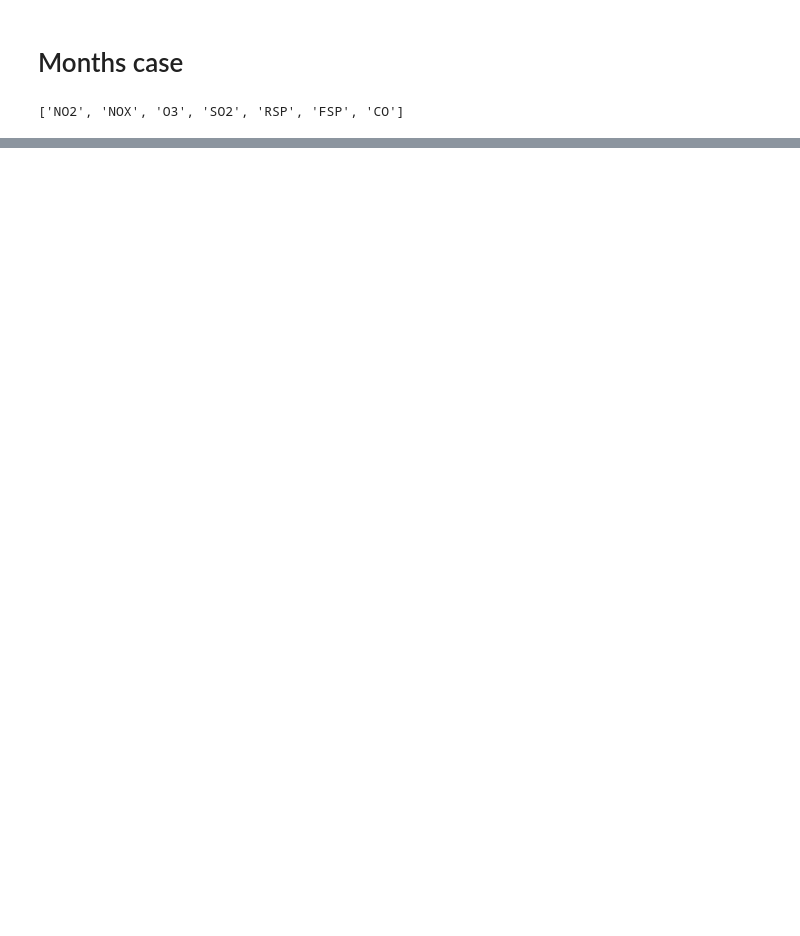
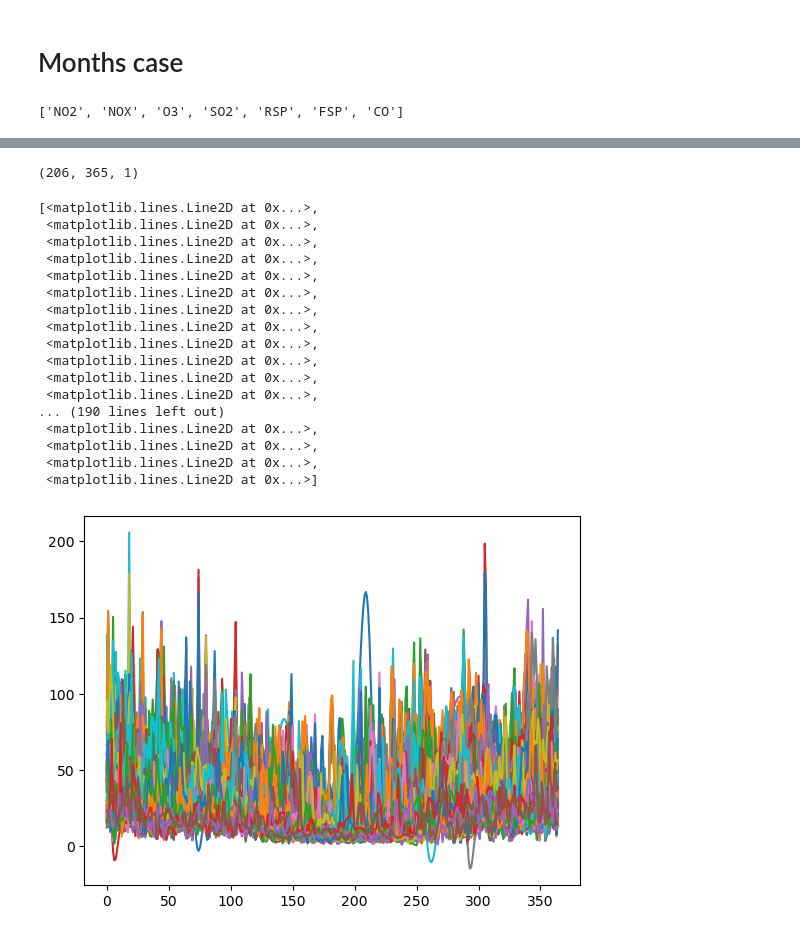
Before and after one commit to texsmv/airq_tool, a Jupyter notebook: ontario_projections_months.ipynb, the cells around one changed output, grey strips where cells are left out. Cells and saved outputs as stored; diff of their text form; code cells hidden in the pictures; blank space fills up the shorter version.

```diff
--- a/ontario_projections_months.ipynb
+++ b/ontario_projections_months.ipynb
@@ -24,7 +24,7 @@ EPOCHS = 150
 BATCH_SIZE = 128
 ENC_SIZE = 8 # 8
 # POLLUTANTS = ['PM25', 'CO', 'NO'] # ['NO', 'NOx', 'NO2', 'SO2', 'CO', 'O3', 'PM25']
-POLLUTANTS = ['CO', 'O3', 'FSP', 'NOX'] # ['NO', 'NOx', 'NO2', 'SO2', 'CO', 'O3', 'PM25']
+POLLUTANTS = ['FSP'] # ['NO', 'NOx', 'NO2', 'SO2', 'CO', 'O3', 'PM25']
 CONV_FILTERS = [16, 32]
 CONV_KERNELS = [7, 7]
 UMAP_NEIGHBORS = 15
@@ -32,7 +32,7 @@ N_VIZ_SAMPLES = 600
 # %% [markdown]
 # Months case
 # %%
-dataset = HongKongDataset(fill_missing=True, max_missing=0.1, granularity='daily')
+dataset = HongKongDataset(fill_missing=True, max_missing=0.1, granularity='years')
 print(dataset.pollutants)
 # %% [output]
 ['NO2', 'NOX', 'O3', 'SO2', 'RSP', 'FSP', 'CO']
@@ -99,10 +99,10 @@ def get_aqi(pollutants, values): # values shape NxD
 # %%
 
 
-# windows_map = read_ontario(granularity='months', cache=True)
+# windows_map = read_ontario(granularity='years', cache=True)
 # windows_map = read_hongkong(granularity='years', cache=True)
 # windows_map = read_hongkong(granularity='months', cache=True)
-windows_map = read_hongkong(granularity='daily', cache=True)
+windows_map = read_hongkong(granularity='years', cache=True)
 
 # data_info = read_ontario_stations()
 pollutans = POLLUTANTS
@@ -114,0 +138,13 @@ windows, dates, station_ids, stations = commonWindows(windows_map, pollutans, da
+# %%
+from skfda.representation.basis import BSpline
+from skfda.representation import FDataGrid, FDataBasis
+
+print(windows.shape)
+
+
+basis = BSpline(n_basis=15, order = 3)
+
+# X = windows[:100, :, 0]
+X = windows[:, :, 0]
+# %% [output]
+(206, 365, 1)
@@ -114,0 +164,24 @@ windows, dates, station_ids, stations = commonWindows(windows_map, pollutans, da
+# %%
+import matplotlib.pyplot as plt
+
+# X.shape
+plt.plot(X.transpose())
+# %% [output]
+[<matplotlib.lines.Line2D at 0x...>,
+ <matplotlib.lines.Line2D at 0x...>,
+ <matplotlib.lines.Line2D at 0x...>,
+ <matplotlib.lines.Line2D at 0x...>,
+ <matplotlib.lines.Line2D at 0x...>,
+ <matplotlib.lines.Line2D at 0x...>,
+ <matplotlib.lines.Line2D at 0x...>,
+ <matplotlib.lines.Line2D at 0x...>,
+ <matplotlib.lines.Line2D at 0x...>,
+ <matplotlib.lines.Line2D at 0x...>,
+ <matplotlib.lines.Line2D at 0x...>,
+ <matplotlib.lines.Line2D at 0x...>,
+... (190 lines left out)
+ <matplotlib.lines.Line2D at 0x...>,
+ <matplotlib.lines.Line2D at 0x...>,
+ <matplotlib.lines.Line2D at 0x...>,
+ <matplotlib.lines.Line2D at 0x...>]
+[figure, added]
```
Also changed, not shown: parts of 16 cells of this notebook, 1 other file.
